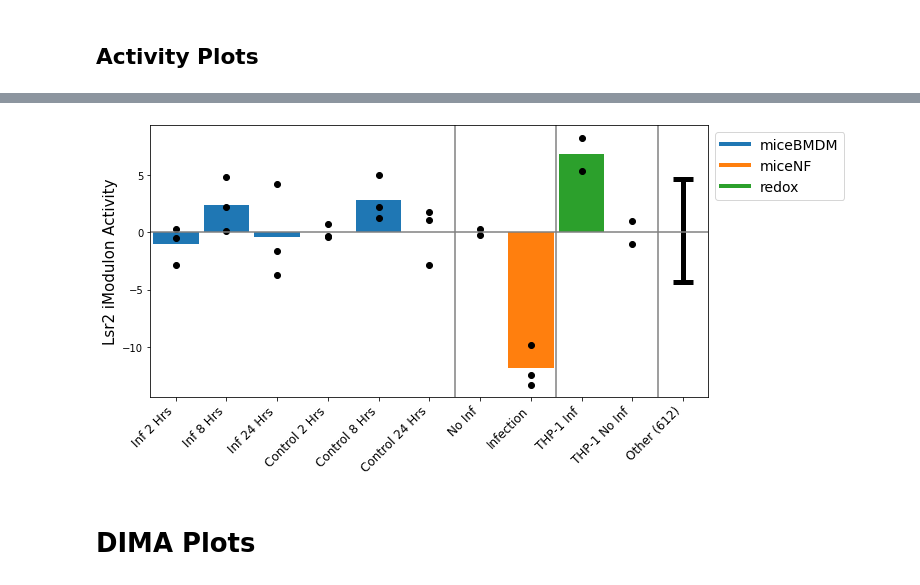
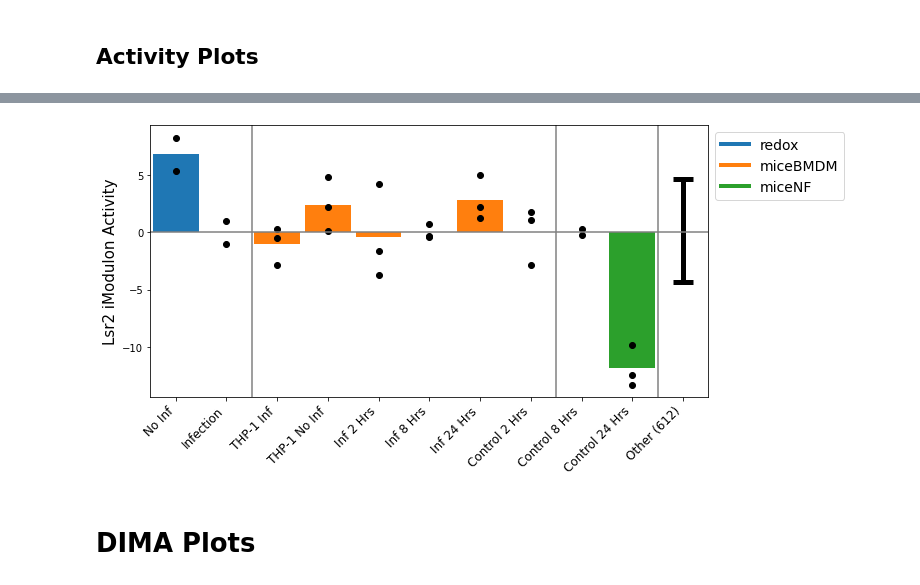
Before and after one commit to Reosu/modulome_mtb, a Jupyter notebook: notebooks/Validation_and_Discovery_Figures.ipynb, the cells around one changed output, grey strips where cells are left out. Saved outputs shown, nothing was run; the diff lists cells and outputs as text; code cells hidden in the pictures.

```diff
--- a/notebooks/Validation_and_Discovery_Figures.ipynb
+++ b/notebooks/Validation_and_Discovery_Figures.ipynb
@@ -61,6 +152,6 @@ ica_data.A.head()
 # %%
 #Put projects of interest here
-projects = ["miceBMDM","miceNF","redox"]
+projects = ["redox","miceBMDM","miceNF"]
 #Put IMod whose activities you would like to look at here
 imod = "Lsr2"
 
@@ -74,9 +165,10 @@ seperators = []
 dots = []
 # Put in labels of the conditions. You need one label for every condition in every project. The labels
 # will be put in order from left to right.
-labels=["Inf 2 Hrs", "Inf 8 Hrs", "Inf 24 Hrs",
-        "Control 2 Hrs","Control 8 Hrs","Control 24 Hrs",
-       "No Inf","Infection", "THP-1 Inf","THP-1 No Inf"]
+labels=["No Inf","Infection", "THP-1 Inf","THP-1 No Inf",
+        "Inf 2 Hrs", "Inf 8 Hrs", "Inf 24 Hrs",
+        "Control 2 Hrs","Control 8 Hrs","Control 24 Hrs"
+       ]
 
 label_count = 0
 color_count = 0
@@ -113,34 +205,36 @@ for i in projects:
 mean = non_mifH.mean()
 std_dev = non_mifH.std()
 
 ax.errorbar(label_count,mean,yerr= std_dev, label="Other", color = "black",
             marker=None ,capsize=10, capthick = 5,elinewidth=5)
 
 ylimits = ax.get_ylim()
 ax.set_xlim([-.5,label_count+.5])
 ax.plot(list(ax.get_xlim()),[0,0],color="gray")
 ax.set_ylim(ylimits)
 ax.set_ylabel(imod+" iModulon Activity",fontsize=15)
 
 # This section controls how the seperators are put down. You count the number of samples in each project and
 # combine them in a array
-seperators = [6,2,2]
+seperators = [2,6,2]
 
 for cord in seperators:
     sep_pos+=cord
     ax.plot([sep_pos,sep_pos],ylimits,color="gray")
 
 custom_lines = [Line2D([0], [0], color=colors[0], lw=4),
                 Line2D([0], [0], color=colors[1], lw=4),
                 Line2D([0], [0], color=colors[2], lw=4)]
 ax.legend(custom_lines,projects,bbox_to_anchor=(1, 1), loc='upper left',fontsize=14)
 
 labels.append("Other ("+str(len(non_mifH))+")")
 plt.xticks(labels,fontsize=12)
 for label in ax.get_xmajorticklabels():
     label.set_rotation(45)
     label.set_horizontalalignment("right")
+
+plt.savefig("../figures/interim_figures/Lsr2_Activities.svg")
 # %% [output]
-[figure, old version]
+[figure, new version]
 # %% [markdown]
 # DIMA Plots
```
Also changed, not shown: parts of 12 cells of this notebook, 14 other files.
